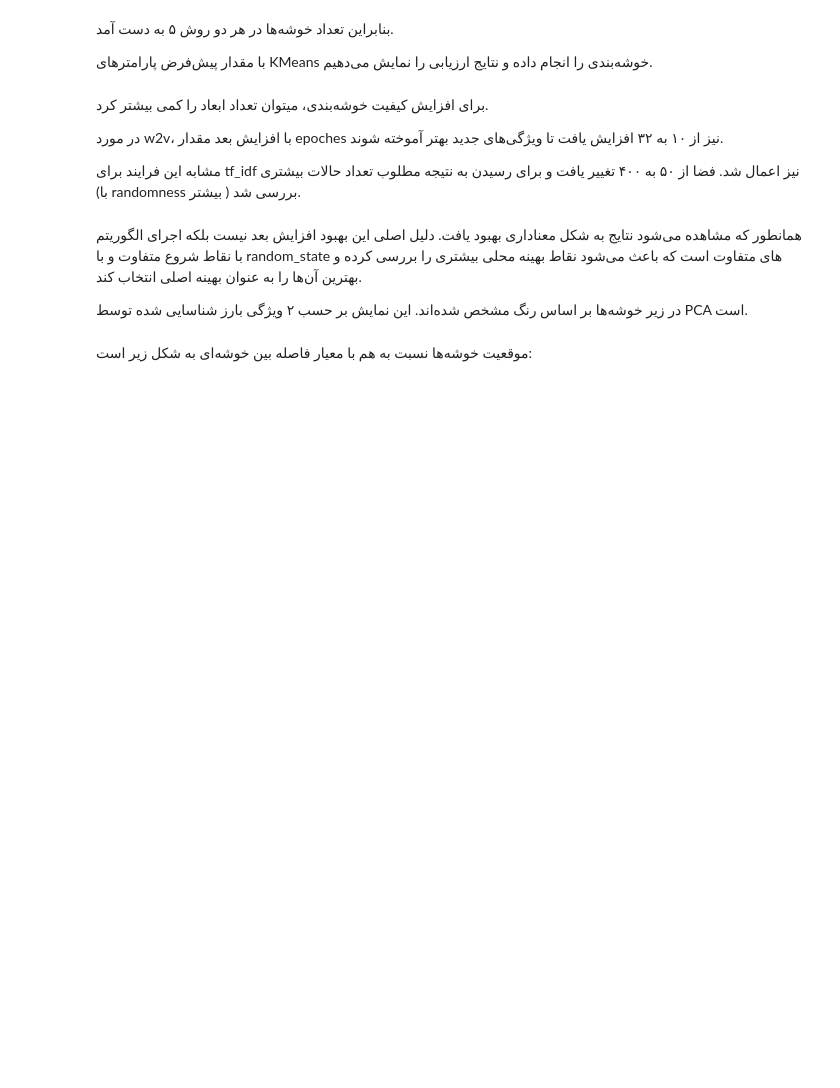
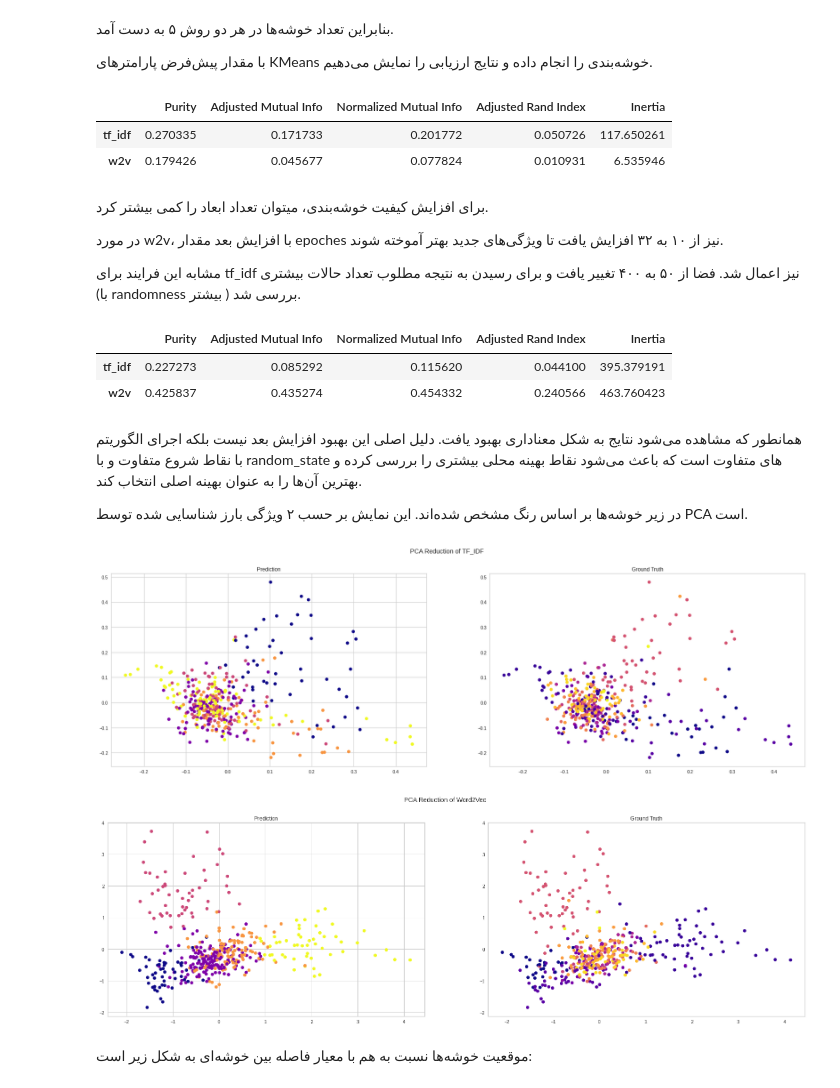
Before and after one commit to hamidreza004/MIR, a Jupyter notebook: reports/phase3/clustering.ipynb, the cells around one changed output. Saved outputs shown, nothing was run; the diff lists cells and outputs as text; code cells hidden in the pictures; blank space fills up the shorter version.

Commit message:
handel csv and summerizing results.

```diff
--- a/reports/phase3/clustering.ipynb
+++ b/reports/phase3/clustering.ipynb
@@ -145,7 +155,11 @@ tf_idf = PCA(features_dim, random_state=random_state).fit_transform(tf_idf)
     با مقدار پیش‌فرض پارامترهای KMeans خوشه‌بندی را انجام داده و نتایج ارزیابی را نمایش می‌دهیم.
 </div>
 # %%
-# k_means.get_evaluation_dataframe(tf_idf, w2v, tags, 5, 5)
+k_means.get_evaluation_dataframe(tf_idf, w2v, tags, 5, 5)
+# %% [output]
+|  | Purity | Adjusted Mutual Info | Normalized Mutual Info | Adjusted Rand Index | Inertia |
+| tf_idf | 0.270335 | 0.171733 | 0.201772 | 0.050726 | 117.650261 |
+| w2v | 0.179426 | 0.045677 | 0.077824 | 0.010931 | 6.535946 |
 # %% [markdown]
 <div dir="rtl">
     برای افزایش کیفیت خوشه‌بندی، میتوان تعداد ابعاد را کمی بیشتر کرد.
@@ -160,8 +174,12 @@ enhanced_tfidf, enhanced_w2v, tags, links, df = JSON_to_clustering_arrays("./dat
 features_dim = 400
 enhanced_tfidf = PCA(features_dim, random_state=random_state).fit_transform(enhanced_tfidf)
 # %%
-# results, best_random_tfidf, best_random_w2v = k_means.get_advanced_results(enhanced_tfidf, enhanced_w2v, tags, 5, 5)
-# results
+results, best_random_tfidf, best_random_w2v = k_means.get_advanced_results(enhanced_tfidf, enhanced_w2v, tags, 5, 5)
+results
+# %% [output]
+|  | Purity | Adjusted Mutual Info | Normalized Mutual Info | Adjusted Rand Index | Inertia |
+| tf_idf | 0.227273 | 0.085292 | 0.115620 | 0.044100 | 395.379191 |
+| w2v | 0.425837 | 0.435274 | 0.454332 | 0.240566 | 463.760423 |
 # %% [markdown]
 <div dir="rtl">
     همانطور که مشاهده می‌شود نتایج به شکل معناداری بهبود یافت. دلیل اصلی این بهبود افزایش بعد نیست بلکه اجرای الگوریتم با نقاط شروع متفاوت و با random_state های متفاوت است که باعث می‌شود نقاط بهینه محلی بیشتری را بررسی کرده و بهترین آن‌ها را به عنوان بهینه اصلی انتخاب کند.
@@ -169,8 +187,11 @@ enhanced_tfidf = PCA(features_dim, random_state=random_state).fit_transform(enha
     در زیر خوشه‌ها بر اساس رنگ مشخص شده‌اند. این نمایش بر حسب ۲ ویژگی بارز شناسایی شده توسط PCA است.
 </div>
 # %%
-# k_means.PCA2_plot(enhanced_tfidf, 5, best_random_tfidf, tags, "PCA Reduction of TF_IDF")
-# k_means.PCA2_plot(enhanced_w2v, 5, best_random_w2v, tags, "PCA Reduction of Word2Vec")
+k_means.PCA2_plot(enhanced_tfidf, 5, best_random_tfidf, tags, "PCA Reduction of TF_IDF")
+k_means.PCA2_plot(enhanced_w2v, 5, best_random_w2v, tags, "PCA Reduction of Word2Vec")
+# %% [output]
+[figure, added]
+[figure, added]
 # %% [markdown]
 <div dir="rtl">
     موقعیت خوشه‌ها نسبت به هم با معیار فاصله بین خوشه‌ای به شکل زیر است:
```
Also changed, not shown: parts of 41 cells of this notebook, 6 other files.
